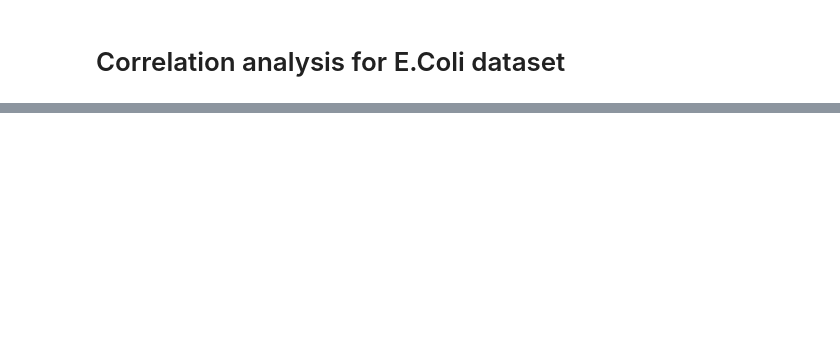
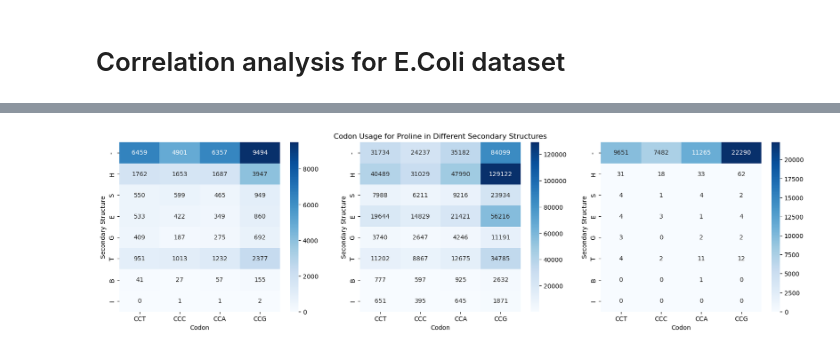
Before and after one commit to dominiquefastus/NuStru-CodonAnalysis, a Jupyter notebook: nustruMOTIF/correlation_analysis_ecoli.ipynb, the cells around one changed output, grey strips where cells are left out. Drawn from its saved outputs; the diff is of its cells as text; code cells hidden in the pictures; blank space fills up the shorter version.

Commit message:
Some changes to overall analysis

```diff
--- a/nustruMOTIF/correlation_analysis_ecoli.ipynb
+++ b/nustruMOTIF/correlation_analysis_ecoli.ipynb
@@ -50,7 +50,7 @@ import matplotlib.pyplot as plt
 from Bio.Seq import Seq
 
 #load pandas
-pandas_Data = pd.read_csv('/Users/dominiquefastus/master_project/NuStru/nustruDB/NEW_ECOLI_FULL_uniprot_02.csv')
+pandas_Data = pd.read_csv('/Users/dominiquefastus/master_project/NuStru/nustruDB/DDLA_uniprot_sec_struct_04.csv')
 
 def translate_RNA2prot(seqRNA):
     seqRNA = seqRNA.replace('T', 'U')
@@ -64,7 +64,7 @@ def translate_RNA2prot(seqRNA):
 #### TRANSFORM PROTEIN SEQUENCE IN A DATABASE - FASTA FORMAT #####
 
 
-with open('/Users/dominiquefastus/master_project/NuStru/nustruDB/filtered_NEW_ECOLI_FULL_uniprot_02.csv', 'w') as fdb:
+with open('/Users/dominiquefastus/master_project/NuStru/nustruDB/DDLA_uniprot_sec_struct_04_filtered.fasta', 'w') as fdb:
     for row in pandas_Data.itertuples(index=False):
         id = row.primary_id
         protein_sequence = row.protein_sequence
@@ -75,3 +75,16 @@ with open('/Users/dominiquefastus/master_project/NuStru/nustruDB/filtered_NEW_EC
                     trad_RNA = translate_RNA2prot(nucleotide_sequence[0:-3]) #except stop codon
                     if protein_sequence == trad_RNA:
                         fdb.write(f">{id}\n{protein_sequence}\n")
+# %%
+import pandas as pd
+import ast
+
+nustru_data = pd.read_csv('/Users/dominiquefastus/master_project/NuStru/nustruDB/NEW_ECOLI_FULL_uniprot_02_sec_struc_updated.csv', converters={'secondary_structure': ast.literal_eval}, nrows=120000)
+nustru_data['secondary_structure'] = nustru_data['secondary_structure'].apply(lambda x: list(x.items()))
+
+nustru_data['protein_sequence_start'], nustru_data['protein_sequence_between'], nustru_data['protein_sequence_end'] = nustru_data['protein_sequence'].str[:20], nustru_data['protein_sequence'].str[20:-20], nustru_data['protein_sequence'].str[-20:]
+nustru_data['nucleotide_sequence_start'], nustru_data['nucleotide_sequence_between'], nustru_data['nucleotide_sequence_end'] = nustru_data['nucleotide_sequence'].str[:60], nustru_data['nucleotide_sequence'].str[60:-60], nustru_data['nucleotide_sequence'].str[-60:]
+
+nustru_data['secstru_sequence_start'], nustru_data['secstru_sequence_between'], nustru_data['secstru_sequence_end'] = nustru_data['secondary_structure'].apply(lambda x: x[:20]), nustru_data['secondary_structure'].apply(lambda x: x[20:-20]), nustru_data['secondary_structure'].apply(lambda x: x[-20:])
+nustru_data['secstru_sequence_start'], nustru_data['secstru_sequence_between'], nustru_data['secstru_sequence_end'] = nustru_data['secstru_sequence_start'].apply(lambda x: dict(x)), nustru_data['secstru_sequence_between'].apply(lambda x: dict(x)), nustru_data['secstru_sequence_end'].apply(lambda x: dict(x))
+nustru_data['secondary_structure'] = nustru_data['secondary_structure'].apply(lambda x: dict(x))
@@ -77,0 +95,68 @@ with open('/Users/dominiquefastus/master_project/NuStru/nustruDB/filtered_NEW_EC
+# %%
+# Extending the analysis to all proteins in the dataset and plotting the results as a heat map
+from collections import defaultdict
+from matplotlib import pyplot as plt
+import seaborn as sns
+import ast
+
+
+aa_name = 'Proline'
+
+# Analyze all entries in the dataset
+def plot_codon_to_structure(nustru_data, aa_name, frame):
+    codon_structure_counts = defaultdict(lambda: defaultdict(int))
+    for _, row in nustru_data.iterrows():
+        nucleotide_sequence = row[f'nucleotide_sequence_{frame}']
+        secondary_structure_dict = row[f'secstru_sequence_{frame}']
+
+        # Convert the nucleotide sequence to triplets (codons)
+        codons = [nucleotide_sequence[i:i+3] for i in range(0, len(nucleotide_sequence), 3)]
+
+        # Map each codon to its corresponding secondary structure, focusing on leucine codons
+        total = 0
+        for i, codon in enumerate(codons):
+            for aa, codon_list in synonymous_codons.items():
+                if aa == aa_name and codon in codon_list:
+                    aa_pos = i + 1  # Amino acid positions are 1-based
+                    structure = secondary_structure_dict.get(aa_pos, '-')
+                    codon_structure_counts[codon][structure] += 1
+
+    # Convert the counts to a DataFrame for visualization
+    codon_structure_df = pd.DataFrame(codon_structure_counts).fillna(0)
+    # total = codon_structure_df.sum().sum()
+    # codon_structure_df = codon_structure_df / total * 100
+    codon_structure_df= codon_structure_df[synonymous_codons[aa_name]]
+    codon_structure_df = codon_structure_df.reindex(['-', 'H', 'S', 'E', 'G', 'T', 'B', 'I' ])
+    codon_structure_df = codon_structure_df.fillna(0)
+
+    return codon_structure_df
+
+data1 = plot_codon_to_structure(nustru_data, aa_name=aa_name, frame='start')
+data2 = plot_codon_to_structure(nustru_data, aa_name=aa_name, frame='between')
+data3 = plot_codon_to_structure(nustru_data, aa_name=aa_name, frame='end')
+
+y_axis_oder = ['']
+x_axis_order = synonymous_codons[aa_name]
+# Plotting the heat map
+plt.figure(figsize=(20, 5))
+plt.subplot(1, 3, 1)
+sns.heatmap(data1, annot=True, cmap="Blues", fmt=".0f")
+# plt.title(f'Codon Usage for {aa_name} in Different Secondary Structures')
+plt.xlabel('Codon')
+plt.ylabel('Secondary Structure')
+
+plt.subplot(1, 3, 2)
+sns.heatmap(data2, annot=True, cmap="Blues", fmt=".0f")
+plt.title(f'Codon Usage for {aa_name} in Different Secondary Structures')
+plt.xlabel('Codon')
+plt.ylabel('Secondary Structure')
+
+plt.subplot(1, 3, 3)
+sns.heatmap(data3, annot=True, cmap="Blues", fmt=".0f")
+# plt.title(f'Codon Usage for {aa_name} in Different Secondary Structures')
+plt.xlabel('Codon')
+plt.ylabel('Secondary Structure')
+
+plt.savefig(f'/Users/dominiquefastus/master_project/NuStru/nustruDB/heatmap_{aa_name}.png')
+# %% [output]
+[figure, added]
```
Also changed, not shown: parts of 15 cells of this notebook.
